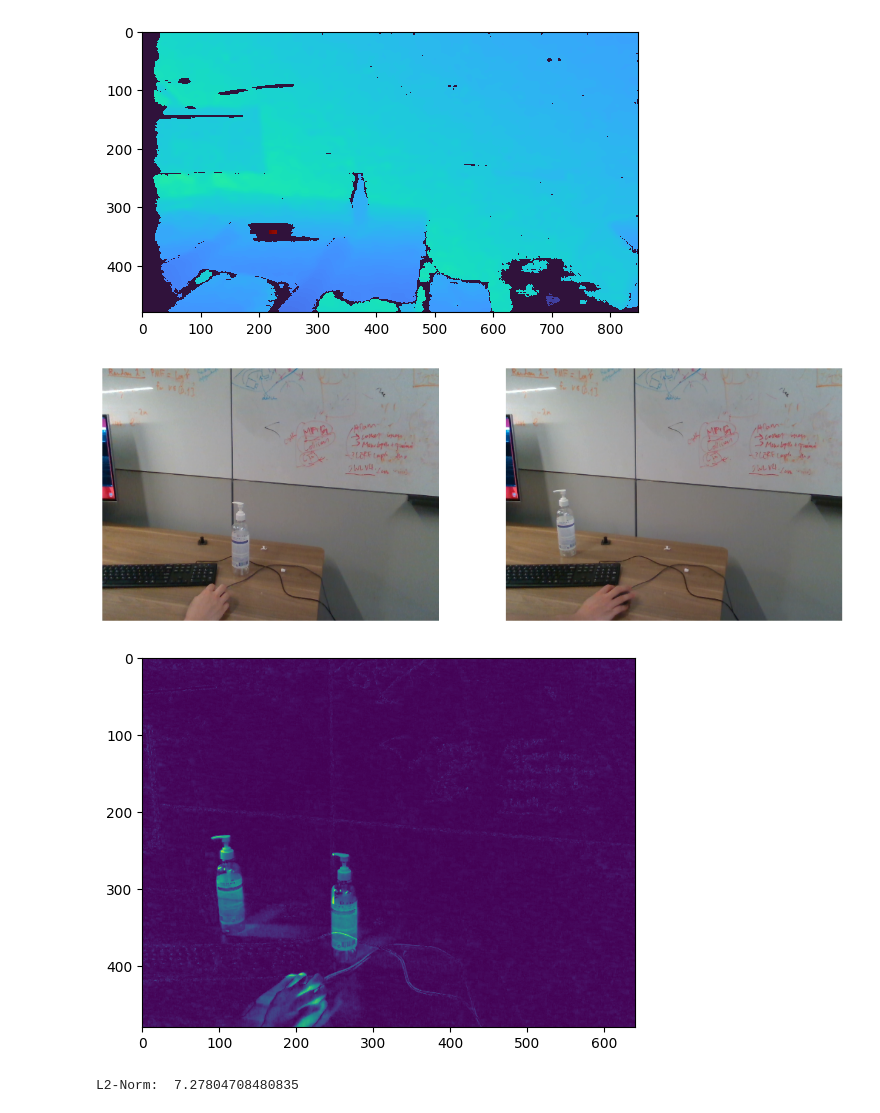
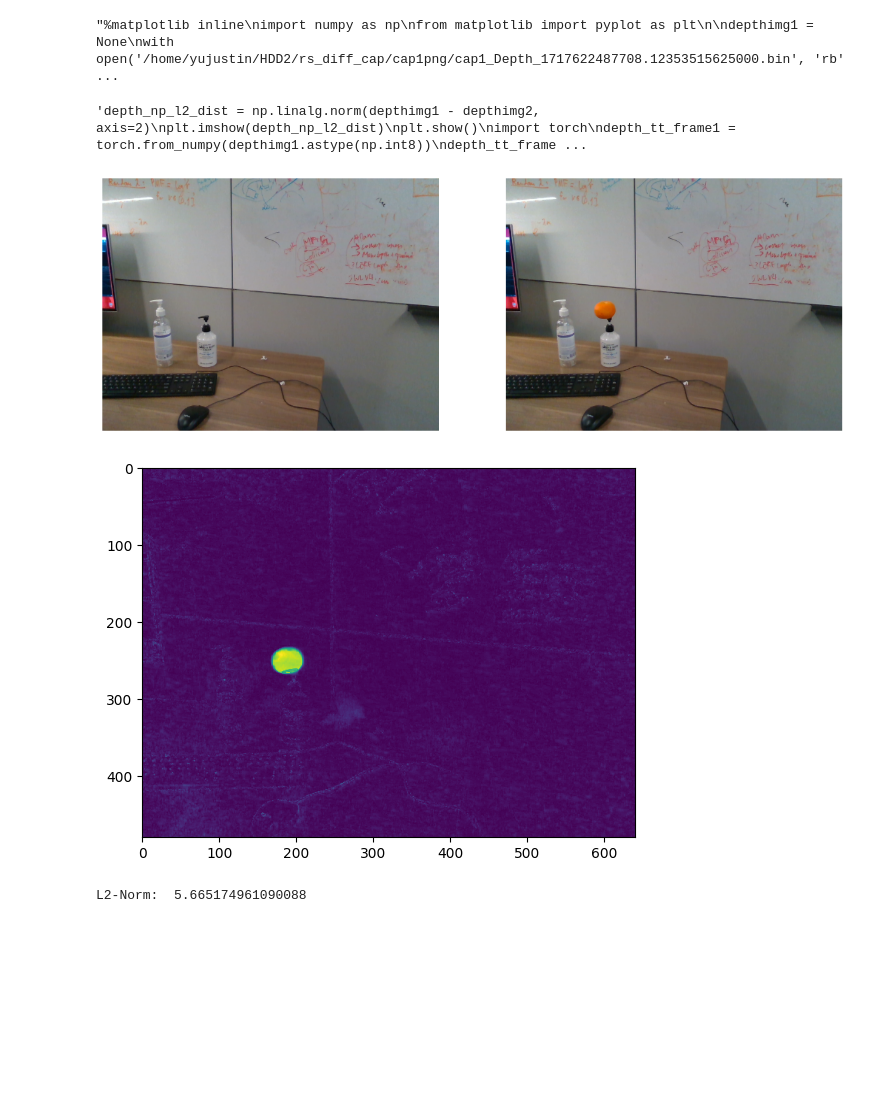
Before and after one commit to uynitsuj/LEGS, a Jupyter notebook: l3gs/l3gs/scripts/differencing.ipynb, the cells around one changed output. Cells and saved outputs as stored; diff of their text form; code cells hidden in the pictures; blank space fills up the shorter version.

```diff
--- a/l3gs/l3gs/scripts/differencing.ipynb
+++ b/l3gs/l3gs/scripts/differencing.ipynb
@@ -85,38 +94,60 @@ def tt2dino(tt_frame, clip_downscale_factor=1):
         data = dino_dataloader(positions.cpu()).view(H, W, -1)
     return data
 # %%
-%matplotlib inline
+'''%matplotlib inline
 import numpy as np
 from matplotlib import pyplot as plt
 
+depthimg1 = None
+with open('/home/yujustin/HDD2/rs_diff_cap/cap1png/cap1_Depth_1717622487708.12353515625000.bin', 'rb') as f:
+    depthimg1 = np.frombuffer(f.read(), dtype=np.float32).reshape(480, 848, 1)
+with open('/home/yujustin/HDD2/rs_diff_cap/cap2png/_Depth_1717622591983.41064453125000.bin', 'rb') as f:
+    depthimg2 = np.frombuffer(f.read(), dtype=np.float32).reshape(480, 848, 1)
 
-with open('/home/yujustin/HDD2/rs_diff_cap/cap1png/cap1_Depth_1717622487708.12353515625000.bin', 'rb') as f:
-    img = np.frombuffer(f.read(), dtype=np.float32).reshape(480, 848, 1)
-    plt.imshow(img[:,:,0], interpolation='nearest', cmap='turbo')
-    plt.show()
+f, axarr = plt.subplots(1,2)
+f.set_figheight(15)
+f.set_figwidth(15)
+axarr[0].imshow(depthimg1[:,:,0])
+axarr[1].imshow(depthimg2[:,:,0])
+axarr[0].axis('off')
+axarr[1].axis('off')
+f.show()
 
 
 # from IPython.display import Image
 # Image(filename='/home/yujustin/HDD2/rs_diff_cap/cap1png/cap1png_Depth_1717622487708.12353515625000.png')
+'''
 # %% [output]
-[figure, removed]
+"%matplotlib inline\nimport numpy as np\nfrom matplotlib import pyplot as plt\n\ndepthimg1 = None\nwith open('/home/yujustin/HDD2/rs_diff_cap/cap1png/cap1_Depth_1717622487708.12353515625000.bin', 'rb' ...
+# %%
+'''depth_np_l2_dist = np.linalg.norm(depthimg1 - depthimg2, axis=2)
+plt.imshow(depth_np_l2_dist)
+plt.show()
+import torch
+depth_tt_frame1 = torch.from_numpy(depthimg1.astype(np.int8))
+depth_tt_frame2 = torch.from_numpy(depthimg2.astype(np.int8))
+
+l2_norm = torch.norm((depth_tt_frame1 - depth_tt_frame2).to(torch.float32), p=2, dim=2).mean()
+print("L2-Norm: ", l2_norm.item())'''
+# %% [output]
+'depth_np_l2_dist = np.linalg.norm(depthimg1 - depthimg2, axis=2)\nplt.imshow(depth_np_l2_dist)\nplt.show()\nimport torch\ndepth_tt_frame1 = torch.from_numpy(depthimg1.astype(np.int8))\ndepth_tt_frame ...
 # %%
 from PIL import Image
-im_frame1 = Image.open('/home/yujustin/HDD2/rs_diff_cap/cap1png/cap1png_Color_1717622487708.14160156250000.png')
+im_frame1 = Image.open('/home/yujustin/HDD2/rs_diff_cap/cap4png/_Color_1717622659066.25781250000000.png')
 np_frame1 = np.array(im_frame1)
-im_frame2 = Image.open('/home/yujustin/HDD2/rs_diff_cap/cap2png/_Color_1717622591549.77758789062500.png')
+im_frame2 = Image.open('/home/yujustin/HDD2/rs_diff_cap/cap5png/_Color_1717622688786.86425781250000.png')
 np_frame2 = np.array(im_frame2)
 
 f, axarr = plt.subplots(1,2)
 f.set_figheight(15)
 f.set_figwidth(15)
 axarr[0].imshow(np_frame1)
 axarr[1].imshow(np_frame2)
 axarr[0].axis('off')
 axarr[1].axis('off')
 f.show()
 # %% [output]
-[figure, old version]
+[figure, new version]
 # %%
 np_l2_dist = np.linalg.norm(np_frame1.astype(np.int8) - np_frame2.astype(np.int8), axis=2)
 plt.imshow(np_l2_dist)
@@ -128,8 +159,8 @@ tt_frame2 = torch.from_numpy(np_frame2.astype(np.int8))
 l2_norm = torch.norm((tt_frame1 - tt_frame2).to(torch.float32), p=2, dim=2).mean()
 print("L2-Norm: ", l2_norm.item())
 # %% [output]
-[figure, old version]
+[figure, new version]
-L2-Norm:  7.27804708480835
+L2-Norm:  5.665174961090088
 # %%
 np_l1_dist = np.linalg.norm(np_frame1.astype(np.int8) - np_frame2.astype(np.int8), axis=2, ord=1)
 plt.imshow(np_l1_dist)
```
Also changed, not shown: parts of 9 cells of this notebook, 2 other files.
